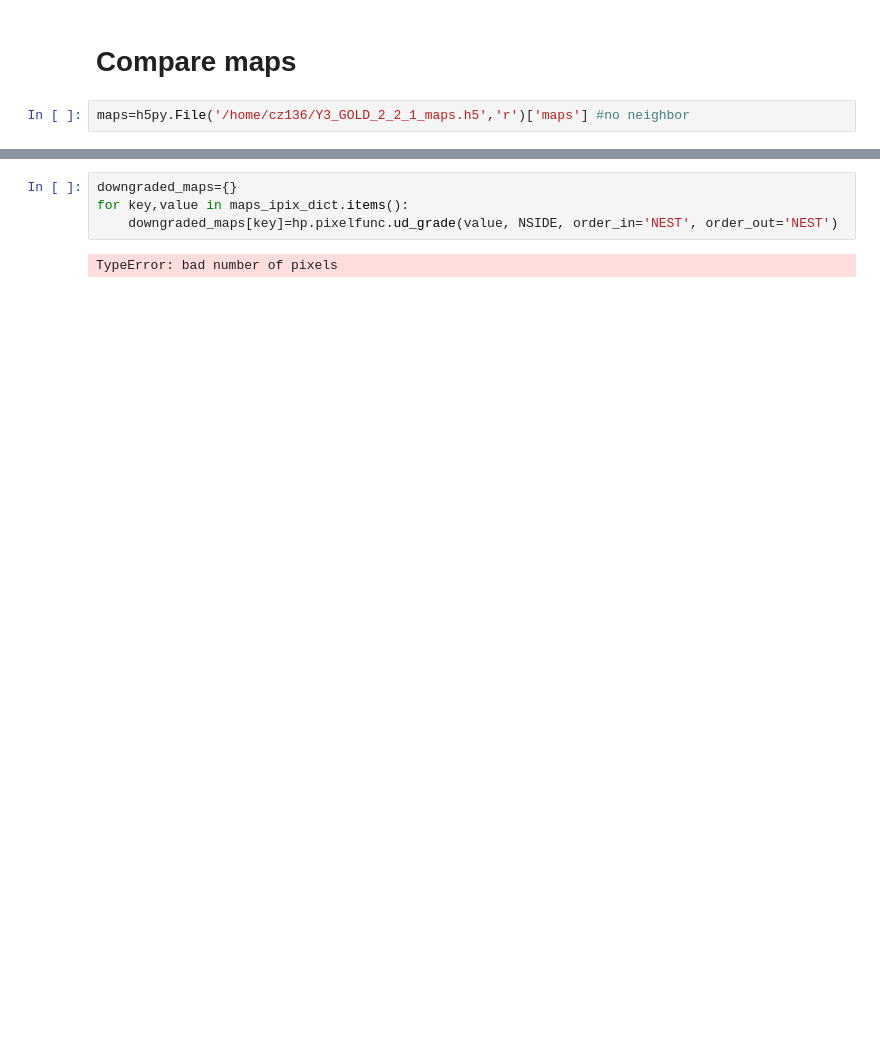
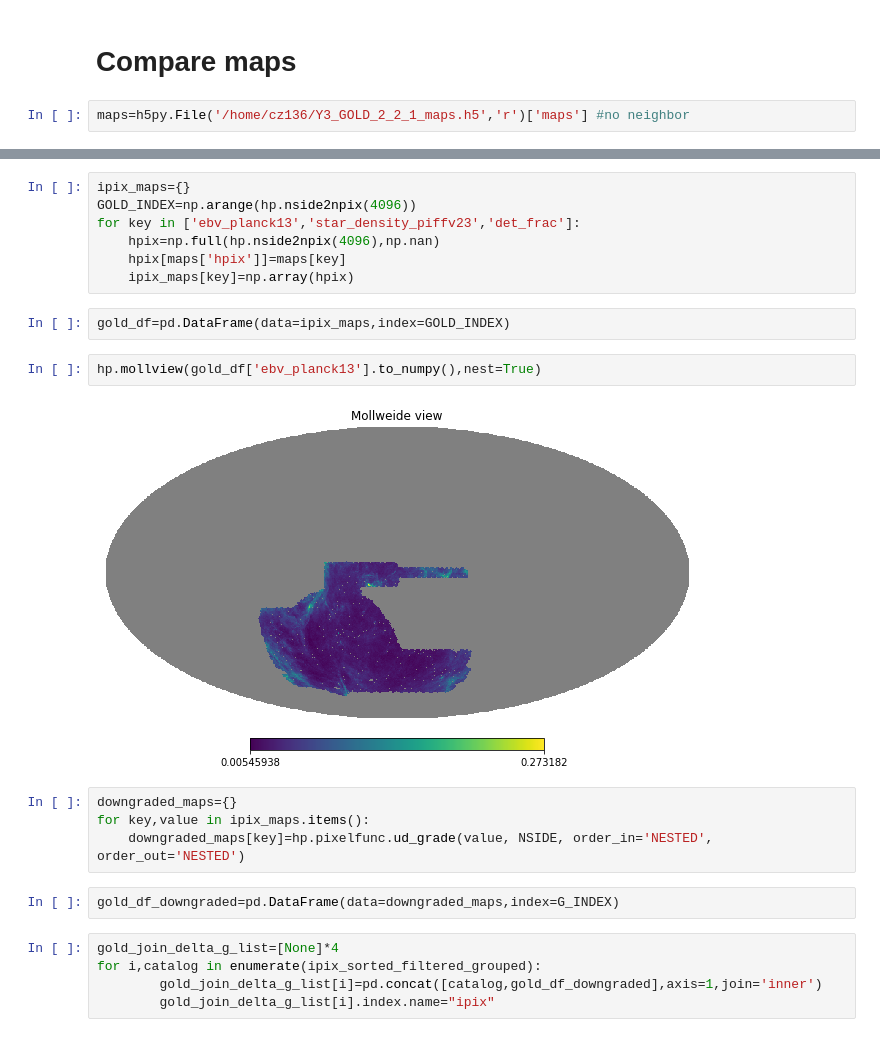
Before and after one commit to aa-12323/balrog_mcal, a Jupyter notebook: lib/healpix.ipynb, the cells around one changed output, grey strips where cells are left out. Cells and saved outputs as stored; diff of their text form; blank space fills up the shorter version.

```diff
--- a/lib/healpix.ipynb
+++ b/lib/healpix.ipynb
@@ -151,6 +124,24 @@ maps_ipix_dict
+# %%
+ipix_maps={}
+GOLD_INDEX=np.arange(hp.nside2npix(4096))
+for key in ['ebv_planck13','star_density_piffv23','det_frac']:
+    hpix=np.full(hp.nside2npix(4096),np.nan)
+    hpix[maps['hpix']]=maps[key]
+    ipix_maps[key]=np.array(hpix)
+# %%
+gold_df=pd.DataFrame(data=ipix_maps,index=GOLD_INDEX)
+# %%
+hp.mollview(gold_df['ebv_planck13'].to_numpy(),nest=True)
+# %% [output]
+[figure, added]
 # %%
 downgraded_maps={}
-for key,value in maps_ipix_dict.items():
-    downgraded_maps[key]=hp.pixelfunc.ud_grade(value, NSIDE, order_in='NEST', order_out='NEST')
+for key,value in ipix_maps.items():
+    downgraded_maps[key]=hp.pixelfunc.ud_grade(value, NSIDE, order_in='NESTED', order_out='NESTED')
-# %% [output]
-TypeError: bad number of pixels
+# %%
+gold_df_downgraded=pd.DataFrame(data=downgraded_maps,index=G_INDEX)
+# %%
+gold_join_delta_g_list=[None]*4
+for i,catalog in enumerate(ipix_sorted_filtered_grouped):
+        gold_join_delta_g_list[i]=pd.concat([catalog,gold_df_downgraded],axis=1,join='inner')
+        gold_join_delta_g_list[i].index.name="ipix"
```
Also changed, not shown: parts of 13 cells of this notebook.
